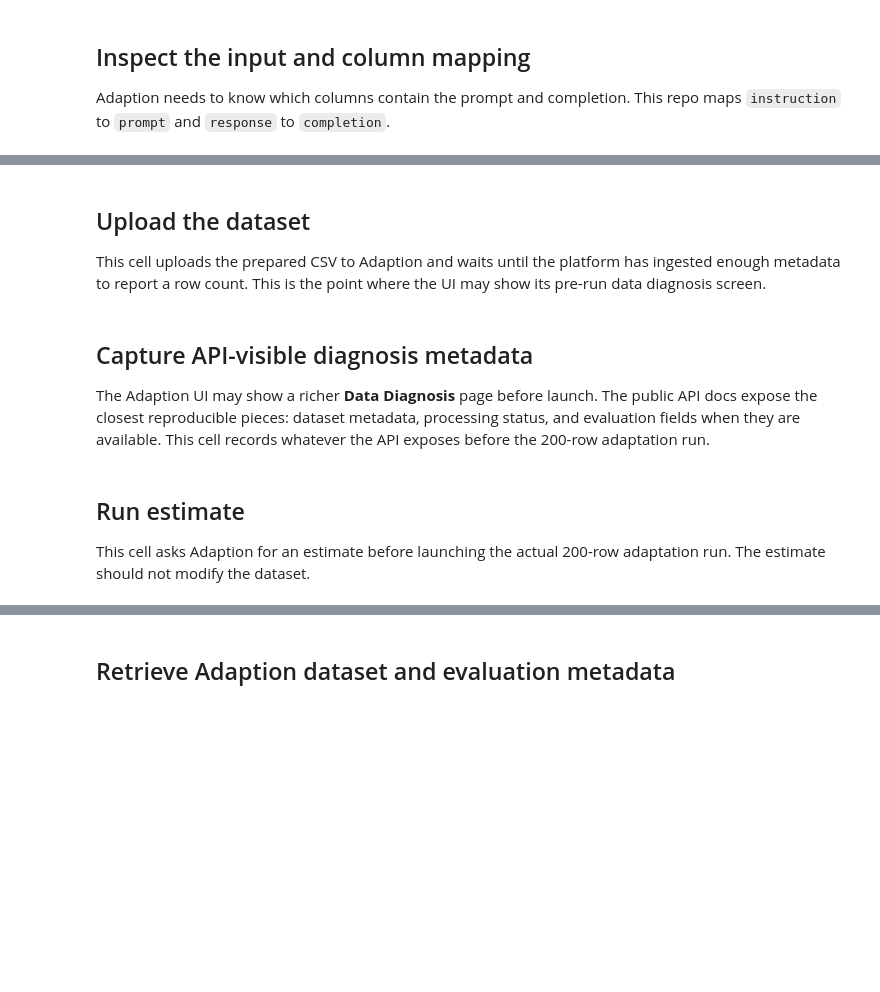
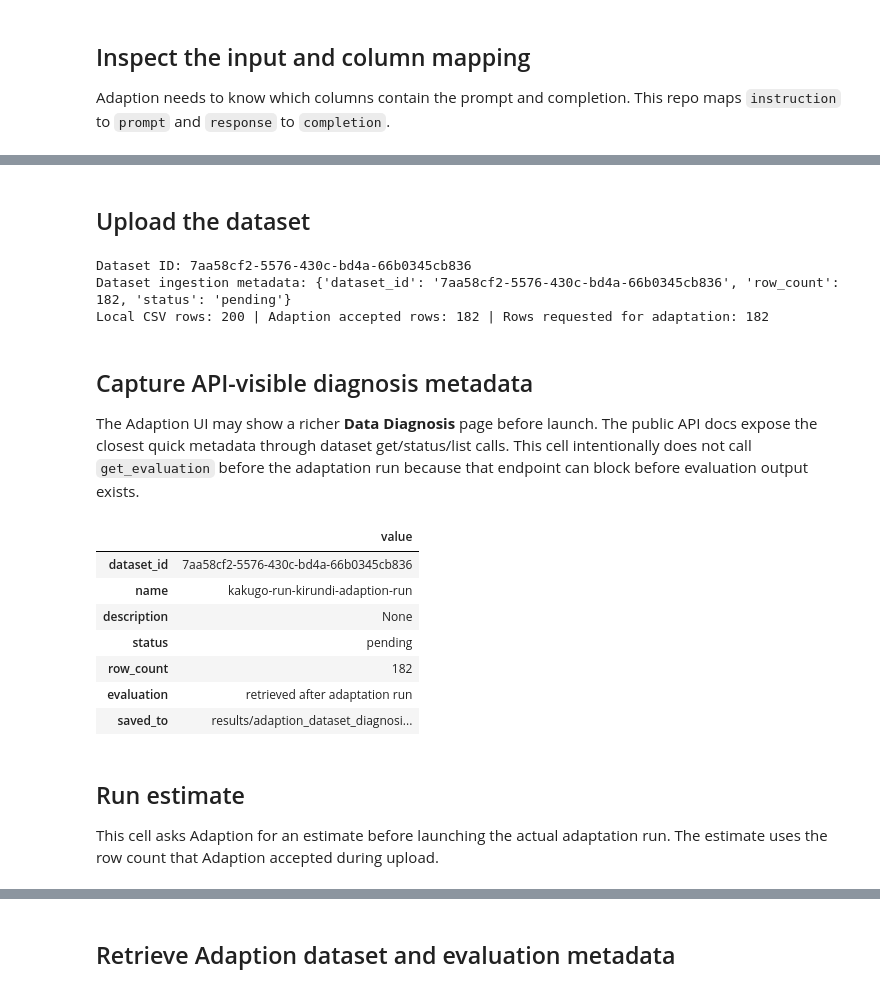
Before and after one commit to vivianamarquez/adaption-kirundi-sft-starter, a Jupyter notebook: notebooks/02_adapt_dataset_with_adaption.ipynb, the cells around one changed output, grey strips where cells are left out. Cells and saved outputs as stored; diff of their text form; code cells hidden in the pictures; blank space fills up the shorter version.

```diff
--- a/notebooks/02_adapt_dataset_with_adaption.ipynb
+++ b/notebooks/02_adapt_dataset_with_adaption.ipynb
@@ -84,62 +110,93 @@ print(brand_controls['blueprint'][:1000])
 # %% [markdown]
 ## Upload the dataset
-
-This cell uploads the prepared CSV to Adaption and waits until the platform has ingested enough metadata to report a row count. This is the point where the UI may show its pre-run data diagnosis screen.
 # %%
 client = Adaption(api_key=os.environ['ADAPTION_API_KEY'])
 upload = client.datasets.upload_file(str(adaption_input_path), name=adaption_run_config['dataset_name'])
 dataset_id = upload.dataset_id
 print('Dataset ID:', dataset_id)
 
-wait_until_ingested(
+ingested_status = wait_until_ingested(
     client,
     dataset_id,
     timeout_seconds=adaption_run_config.get('ingestion_timeout_seconds'),
 )
-print('Dataset ingestion metadata is available.')
+ingested_status_data = to_plain_data(ingested_status)
+print('Dataset ingestion metadata:', ingested_status_data)
+
+api_row_count = ingested_status_data.get('row_count')
+if api_row_count is None:
+    raise RuntimeError('Adaption did not report a row_count for the uploaded dataset.')
+
+accepted_rows = int(api_row_count)
+if accepted_rows <= 0:
+    raise RuntimeError(f'Adaption reported row_count={accepted_rows}; cannot launch an adaptation run.')
+
+configured_max_rows = adaptation_job_config.get('max_rows')
+if configured_max_rows is None:
+    requested_rows = accepted_rows
+else:
+    requested_rows = min(int(configured_max_rows), accepted_rows)
+
+adaptation_job_config = dict(adaptation_job_config)
+adaptation_job_config['max_rows'] = requested_rows
+
+print(
+    f"Local CSV rows: {len(adaption_input_df)} | "
+    f"Adaption accepted rows: {accepted_rows} | "
+    f"Rows requested for adaptation: {requested_rows}"
+)
+# %% [output]
+Dataset ID: 7aa58cf2-5576-430c-bd4a-66b0345cb836
+Dataset ingestion metadata: {'dataset_id': '7aa58cf2-5576-430c-bd4a-66b0345cb836', 'row_count': 182, 'status': 'pending'}
+Local CSV rows: 200 | Adaption accepted rows: 182 | Rows requested for adaptation: 182
 # %% [markdown]
 ## Capture API-visible diagnosis metadata
 
-The Adaption UI may show a richer **Data Diagnosis** page before launch. The public API docs expose the closest reproducible pieces: dataset metadata, processing status, and evaluation fields when they are available. This cell records whatever the API exposes before the 200-row adaptation run.
+The Adaption UI may show a richer **Data Diagnosis** page before launch. The public API docs expose the closest quick metadata through dataset get/status/list calls. This cell intentionally does not call `get_evaluation` before the adaptation run because that endpoint can block before evaluation output exists.
 # %%
 diagnosis_path = ROOT / adaption_run_config.get(
     'diagnosis_path',
     'results/adaption_dataset_diagnosis.json',
 )
 ensure_dir(diagnosis_path)
 
 diagnosis_metadata = capture_dataset_diagnosis(
     client,
     dataset_id,
     adaption_run_config['dataset_name'],
 )
 diagnosis_path.write_text(
     json.dumps(diagnosis_metadata, indent=2, ensure_ascii=False, default=str),
     encoding='utf-8',
 )
 
 dataset_record = diagnosis_metadata.get('dataset_record') or {}
 dataset_status = diagnosis_metadata.get('dataset_status') or {}
 listed_dataset = diagnosis_metadata.get('listed_dataset') or {}
-pre_run_evaluation = diagnosis_metadata.get('pre_run_evaluation') or {}
-quality = pre_run_evaluation.get('quality') or {}
 
 summary = {
     'dataset_id': dataset_id,
     'name': listed_dataset.get('name') or dataset_record.get('name'),
-    'description': listed_dataset.get('description'),
-    'status': dataset_status.get('status'),
-    'row_count': dataset_status.get('row_count'),
-    'evaluation_status': pre_run_evaluation.get('status'),
-    'grade_before': quality.get('grade_before'),
-    'score_before': quality.get('score_before'),
+    'description': listed_dataset.get('description') or dataset_record.get('description'),
+    'status': dataset_status.get('status') or listed_dataset.get('status'),
+    'row_count': dataset_status.get('row_count') or listed_dataset.get('row_count'),
+    'evaluation': 'retrieved after adaptation run',
     'saved_to': str(diagnosis_path.relative_to(ROOT)),
 }
 pd.DataFrame([summary]).T.rename(columns={0: 'value'})
+# %% [output]
+|  | value |
+| dataset_id | 7aa58cf2-5576-430c-bd4a-66b0345cb836 |
+| name | kakugo-run-kirundi-adaption-run |
+| description | None |
+| status | pending |
+| row_count | 182 |
+| evaluation | retrieved after adaptation run |
+| saved_to | results/adaption_dataset_diagnosi... |
 # %% [markdown]
 ## Run estimate
 
-This cell asks Adaption for an estimate before launching the actual 200-row adaptation run. The estimate should not modify the dataset.
+This cell asks Adaption for an estimate before launching the actual adaptation run. The estimate uses the row count that Adaption accepted during upload.
 # %%
 estimate = client.datasets.run(
     dataset_id,
```
Also changed, not shown: parts of 14 cells of this notebook, 5 other files.
